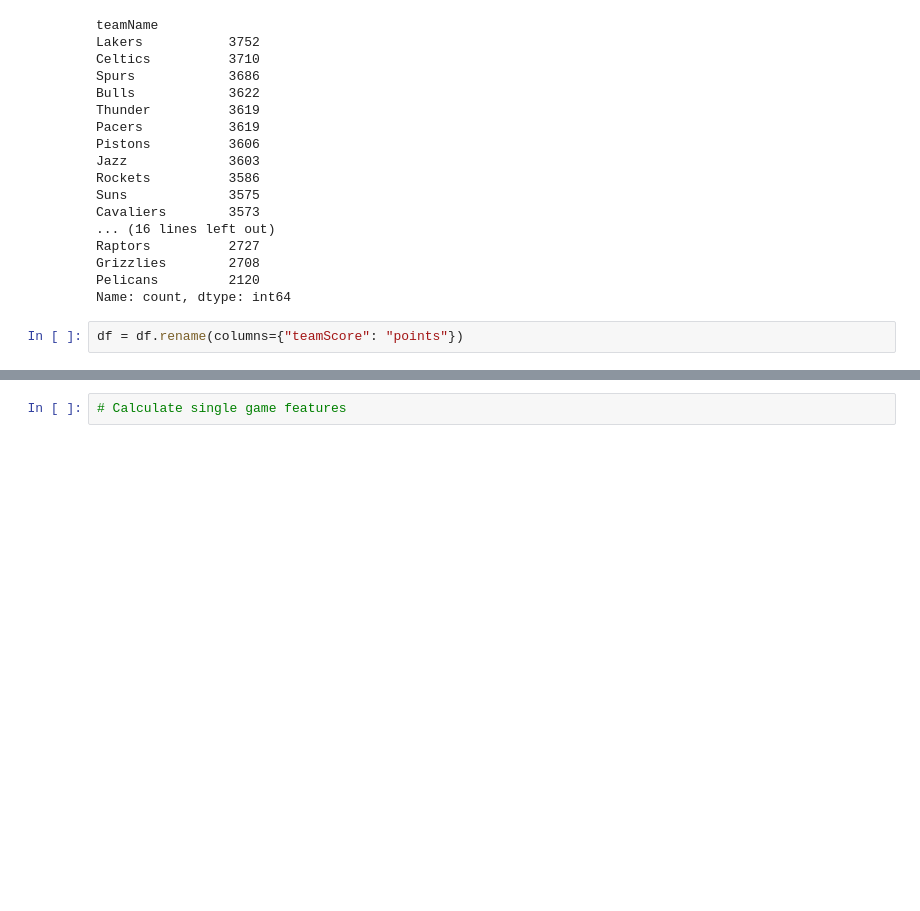
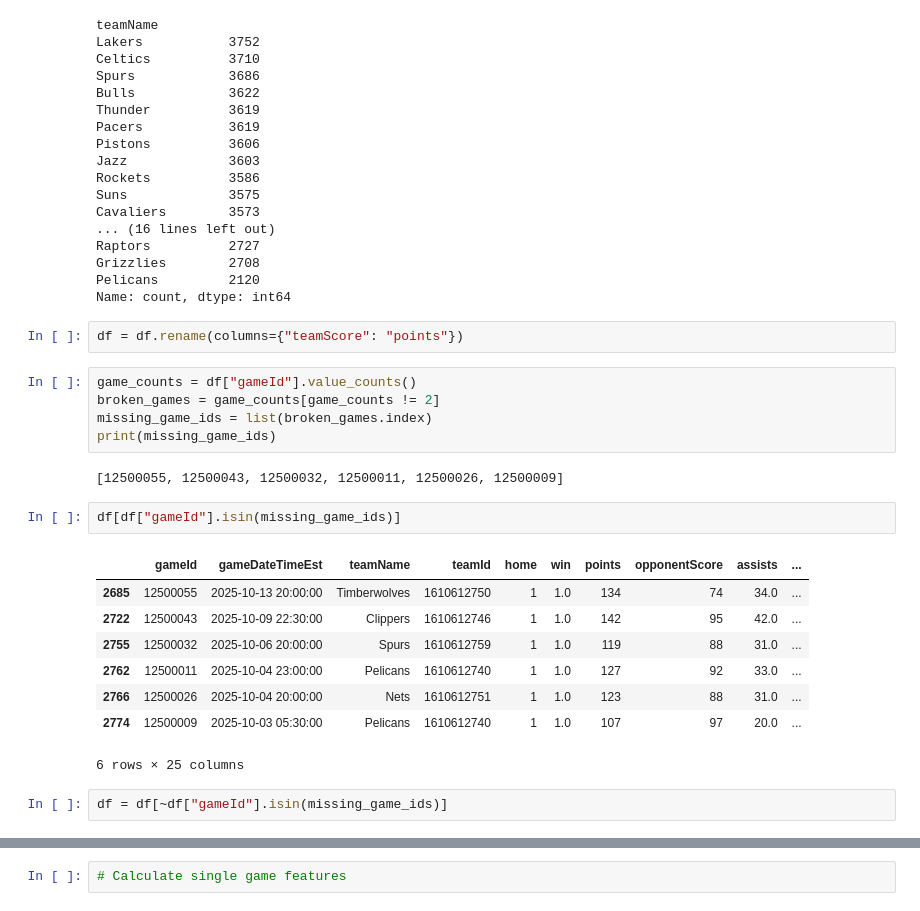
Before and after one commit to NikhilBapat14/nba-game-predictor, a Jupyter notebook: notebooks/get_data.ipynb, the cells around one changed output, grey strips where cells are left out. Cells and saved outputs as stored; diff of their text form; blank space fills up the shorter version.

```diff
--- a/notebooks/get_data.ipynb
+++ b/notebooks/get_data.ipynb
@@ -196,6 +196,26 @@ Pelicans         2120
 Name: count, dtype: int64
 # %%
 df = df.rename(columns={"teamScore": "points"})
+# %%
+game_counts = df["gameId"].value_counts()
+broken_games = game_counts[game_counts != 2]
+missing_game_ids = list(broken_games.index)
+print(missing_game_ids)
+# %% [output]
+[12500055, 12500043, 12500032, 12500011, 12500026, 12500009]
+# %%
+df[df["gameId"].isin(missing_game_ids)]
+# %% [output]
+|  | gameId | gameDateTimeEst | teamName | teamId | home | win | points | opponentScore | assists | ... |
+| 2685 | 12500055 | 2025-10-13 20:00:00 | Timberwolves | 1610612750 | 1 | 1.0 | 134 | 74 | 34.0 | ... |
+| 2722 | 12500043 | 2025-10-09 22:30:00 | Clippers | 1610612746 | 1 | 1.0 | 142 | 95 | 42.0 | ... |
+| 2755 | 12500032 | 2025-10-06 20:00:00 | Spurs | 1610612759 | 1 | 1.0 | 119 | 88 | 31.0 | ... |
+| 2762 | 12500011 | 2025-10-04 23:00:00 | Pelicans | 1610612740 | 1 | 1.0 | 127 | 92 | 33.0 | ... |
+| 2766 | 12500026 | 2025-10-04 20:00:00 | Nets | 1610612751 | 1 | 1.0 | 123 | 88 | 31.0 | ... |
+| 2774 | 12500009 | 2025-10-03 05:30:00 | Pelicans | 1610612740 | 1 | 1.0 | 107 | 97 | 20.0 | ... |
+6 rows × 25 columns
+# %%
+df = df[~df["gameId"].isin(missing_game_ids)]
 # %%
 df
 # %% [output]
```
Also changed, not shown: parts of 6 cells of this notebook, 3 other files.
